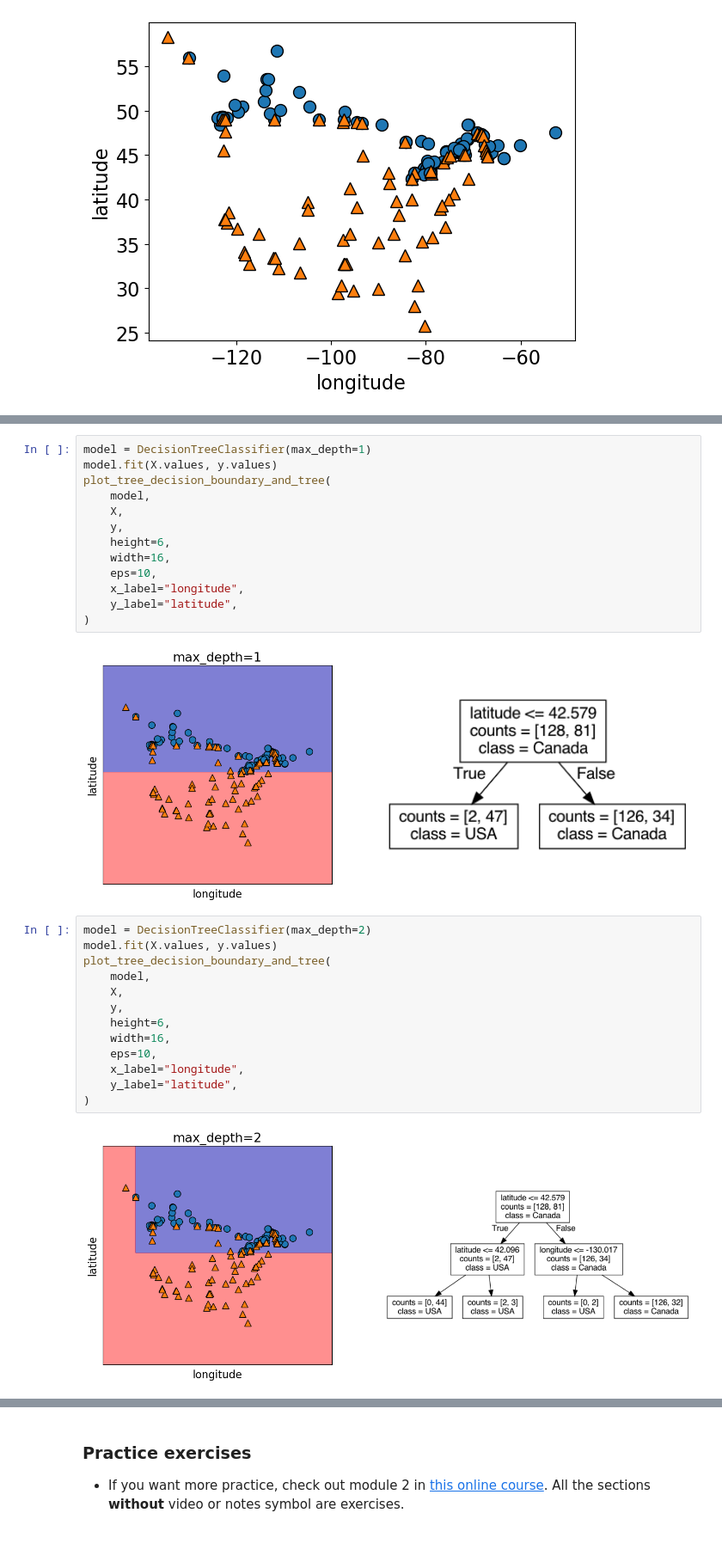
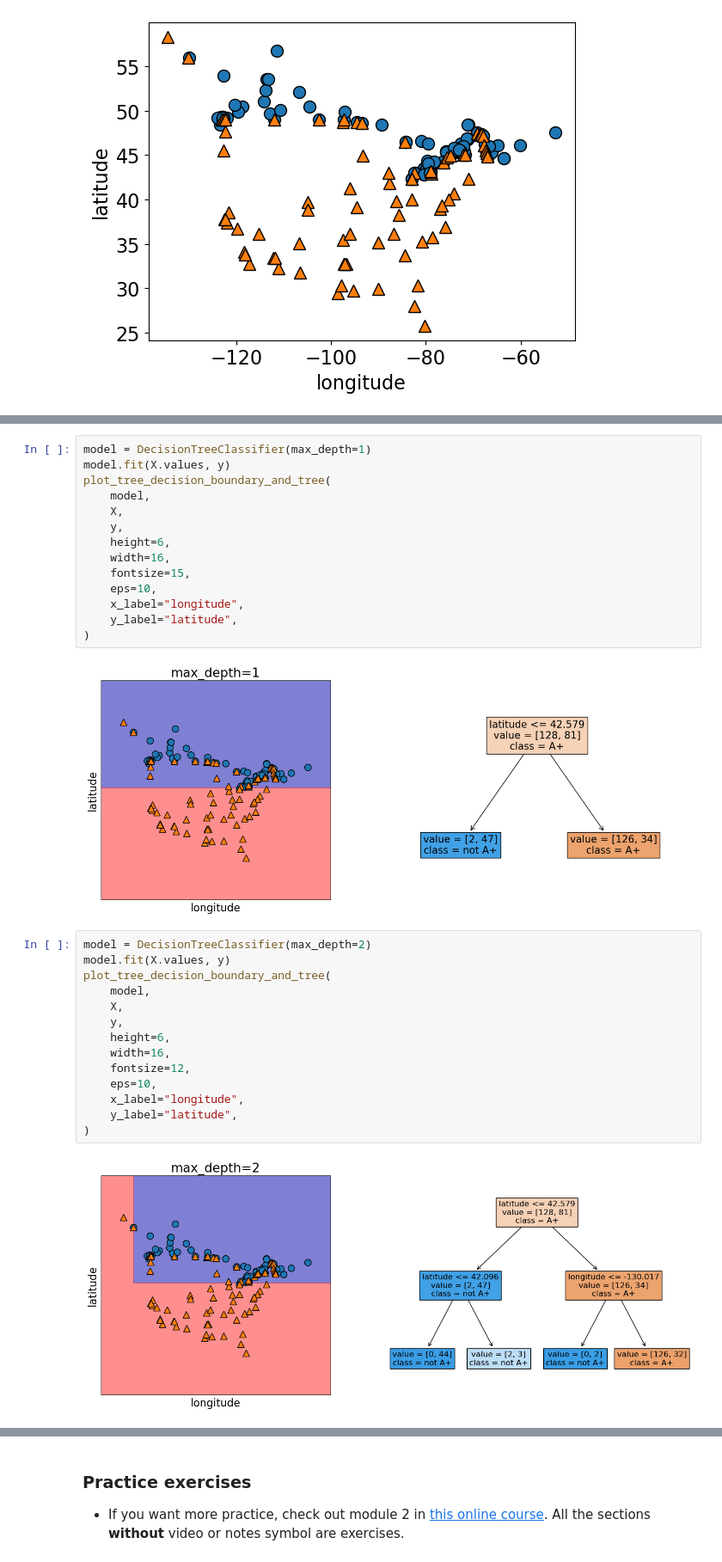
Before and after one commit to UBC-MDS/DSCI_571_sup-learn-1, a Jupyter notebook: lectures/01_terminology-baselines-decision-trees.ipynb, the cells around one changed output, grey strips where cells are left out. Shown at 86% size. Drawn from its saved outputs; the diff is of its cells as text.

```diff
--- a/lectures/01_terminology-baselines-decision-trees.ipynb
+++ b/lectures/01_terminology-baselines-decision-trees.ipynb
@@ -945,31 +994,33 @@ In real life we know what's the boundary between USA and Canada.
 Here we want to pretend that we do not know this boundary and we want to infer this boundary based on the limited training examples given to us.
 # %%
 model = DecisionTreeClassifier(max_depth=1)
-model.fit(X.values, y.values)
+model.fit(X.values, y)
 plot_tree_decision_boundary_and_tree(
     model,
     X,
     y,
     height=6,
     width=16,
+    fontsize=15,
     eps=10,
     x_label="longitude",
     y_label="latitude",
 )
 # %% [output]
-[figure, old version]
+[figure, new version]
 # %%
 model = DecisionTreeClassifier(max_depth=2)
-model.fit(X.values, y.values)
+model.fit(X.values, y)
 plot_tree_decision_boundary_and_tree(
     model,
     X,
     y,
     height=6,
     width=16,
+    fontsize=12,
     eps=10,
     x_label="longitude",
     y_label="latitude",
 )
 # %% [output]
-[figure, old version]
+[figure, new version]
```
Also changed, not shown: parts of 35 cells of this notebook, 29 other files.
